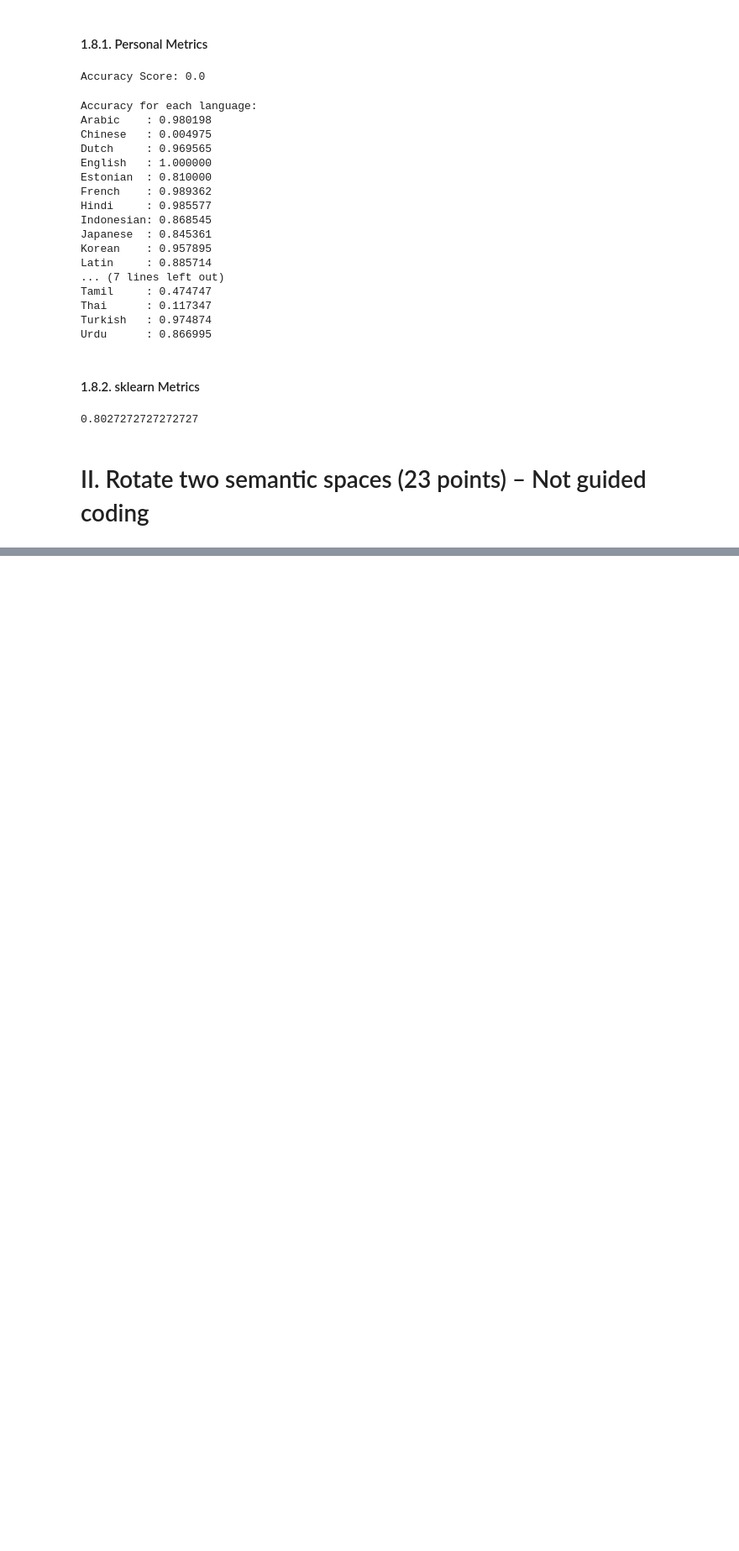
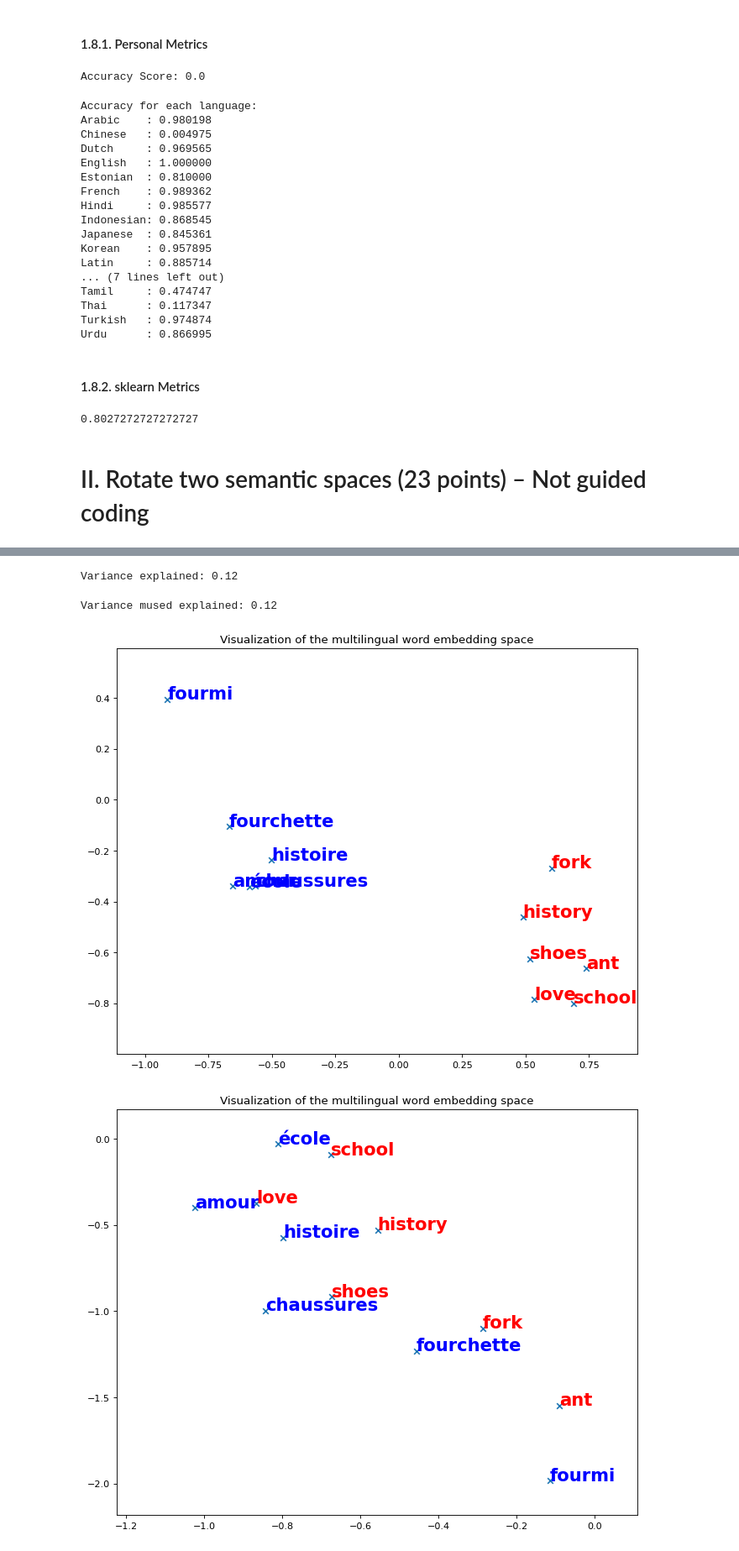
Before and after one commit to yxyfer/Advanced-NLP-exploration, a Jupyter notebook: lab02/SCIA_NLP3_Lab02.ipynb, the cells around one changed output, grey strips where cells are left out. Shown at 84% size. Drawn from its saved outputs; the diff is of its cells as text; code cells hidden in the pictures; blank space fills up the shorter version.

```diff
--- a/lab02/SCIA_NLP3_Lab02.ipynb
+++ b/lab02/SCIA_NLP3_Lab02.ipynb
@@ -560,0 +608,3 @@ accuracy_score(fy_test, fy_hat)
+# %%
+model = torch.load(path_to_best_mapping)
+model
@@ -560,0 +645,8 @@ accuracy_score(fy_test, fy_hat)
+# %%
+src_path = '/content/MUSE/data/wiki.fr.vec'
+tgt_path = '/content/MUSE/data/wiki.en.vec'
+nmax = 500_000  # maximum number of word embeddings to load
+
+src_embeddings, src_id2word, src_word2id = load_vec(src_path, nmax)
+tgt_embeddings, tgt_id2word, tgt_word2id = load_vec(tgt_path, nmax)
+src_mused_embeddings, src_mused_id2word, src_mused_word2id = load_vec(src_path, nmax, model)
@@ -560,0 +723,12 @@ accuracy_score(fy_test, fy_hat)
+# %%
+pca = PCA(n_components=2, whiten=True)
+pca.fit(np.vstack([src_embeddings, tgt_embeddings]))
+print('Variance explained: %.2f' % pca.explained_variance_ratio_.sum())
+# %% [output]
+Variance explained: 0.12
+# %%
+pca_mused = PCA(n_components=2, whiten=True)
+pca_mused.fit(np.vstack([src_mused_embeddings, tgt_embeddings]))
+print('Variance mused explained: %.2f' % pca_mused.explained_variance_ratio_.sum())
+# %% [output]
+Variance mused explained: 0.12
@@ -560,0 +770,16 @@ accuracy_score(fy_test, fy_hat)
+# %%
+# get 5 random input words
+src_words = ['école', 'amour', 'histoire', 'chaussures',  'fourmi', 'fourchette']
+tgt_words = ['school', 'love', 'history', 'shoes', 'ant', 'fork']
+
+# assert words in dictionaries
+for sw in src_words:
+    assert sw in src_word2id, '"%s" not in source dictionary' % sw
+for tw in tgt_words:
+    assert tw in tgt_word2id, '"%s" not in target dictionary' % sw
+
+plot_similar_word(src_words, src_word2id, src_embeddings, tgt_words, tgt_word2id, tgt_embeddings, pca, "src.png")
+plot_similar_word(src_words, src_word2id, src_mused_embeddings, tgt_words, tgt_word2id, tgt_embeddings, pca_mused, "src_mused.png")
+# %% [output]
+[figure, added]
+[figure, added]
```
Also changed, not shown: parts of 22 cells of this notebook.
